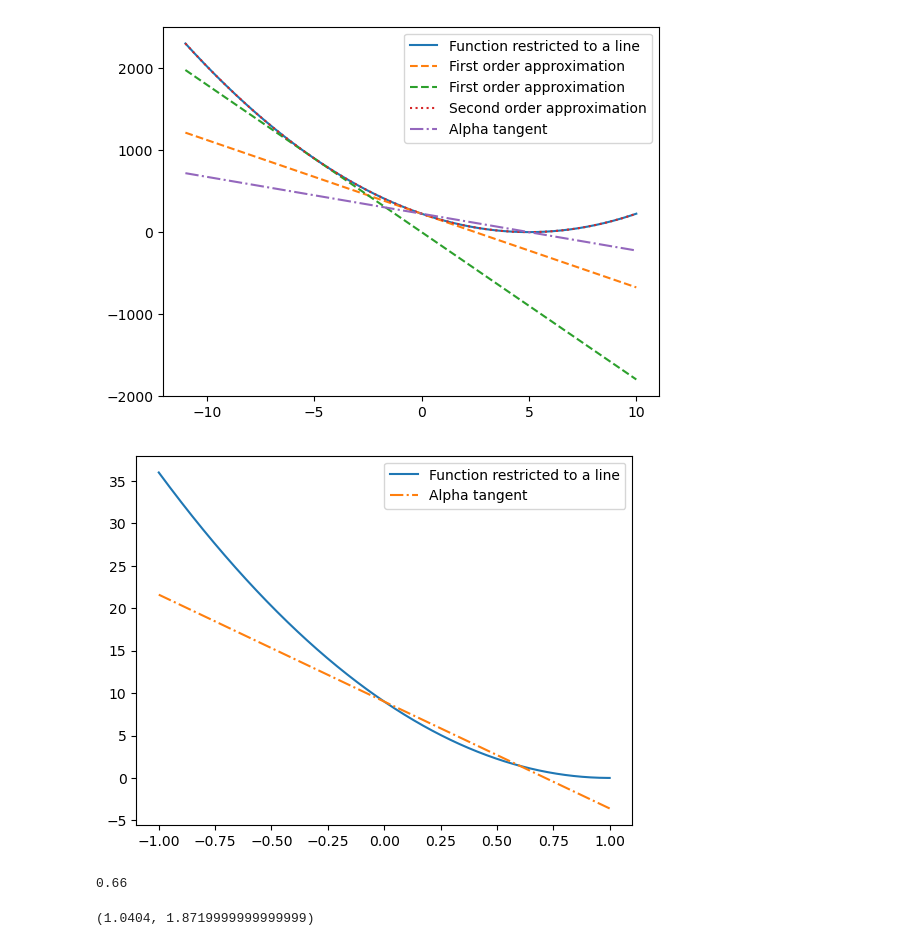
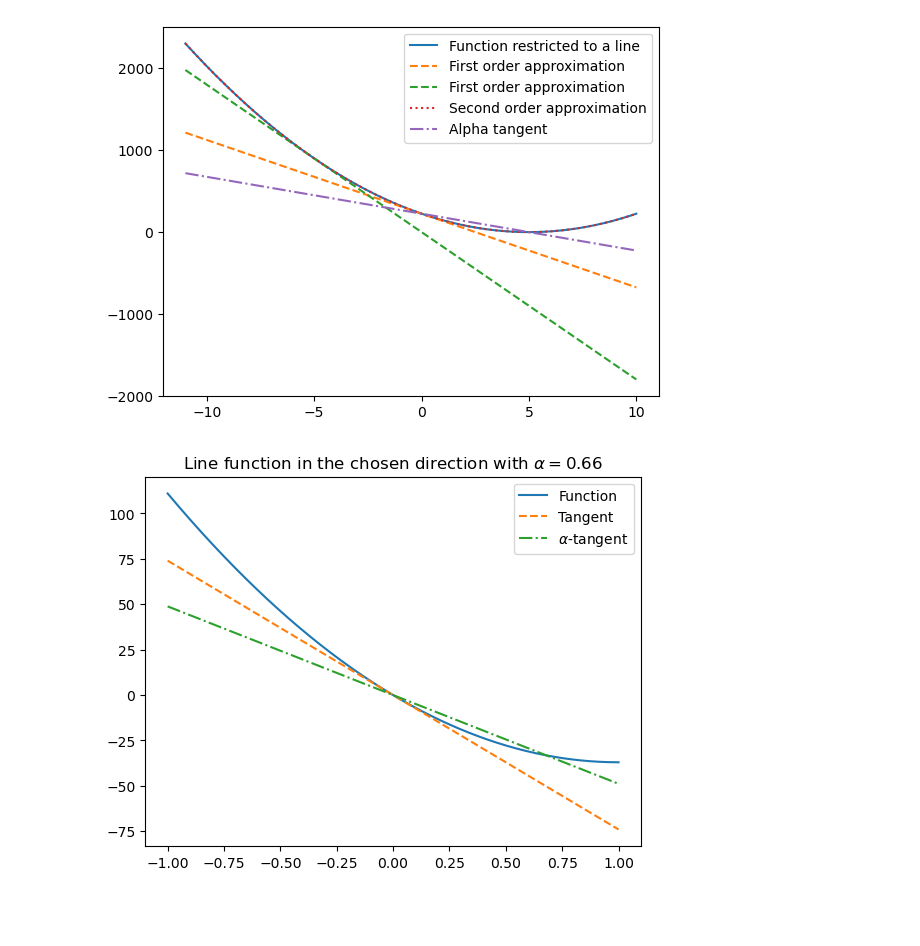
Before and after one commit to gwatkinson/ConvexOptimisationHW3, a Jupyter notebook: test.ipynb, the cells around one changed output. Saved outputs shown, nothing was run; the diff lists cells and outputs as text; code cells hidden in the pictures; blank space fills up the shorter version.

```diff
--- a/test.ipynb
+++ b/test.ipynb
@@ -57,0 +60,7 @@ pb = UnconstrainedOptimizer(test_func, x0=np.array([1, 1]))
+# %%
+N = 100
+Q = nprd.uniform(-1, 1, size=(N, N))
+p = nprd.uniform(-1, 1, size=(N))
+# %%
+ex_f = Quadratic(Q.T @ Q/10, p)
+x0 = np.zeros(N)
@@ -58,9 +70,4 @@ pb = UnconstrainedOptimizer(test_func, x0=np.array([1, 1]))
 # %%
-pb.line.direction = np.array([-1, -1])
+pb.plot_line(0.66, (-1, 1))
+# %% [output]
+[figure, added]
-# %%
-fig, ax = plt.subplots()
-t_range = (-1, 1)
-pb.func.plot_line(pb.line, t_range=t_range, ax=ax, label="Function restricted to a line")
-pb.func.plot_alpha_tangent(pb.line, t_range=t_range, alpha=0.7, ax=ax, linestyle='-.', label="Alpha tangent")
-# %% [output]
-[figure, removed]
@@ -69,4 +73,0 @@ pb.backtracking_line_search(0.6, 0.66)
-# %%
-pb.t
-# %% [output]
-0.66
@@ -76,5 +73,0 @@ alpha_tangent = pb.alpha_tangent(0.6)
-# %%
-t = 0.66
-line_func(t), alpha_tangent(t)
-# %% [output]
-(1.0404, 1.8719999999999999)
```
Also changed, not shown: parts of 39 cells of this notebook.
